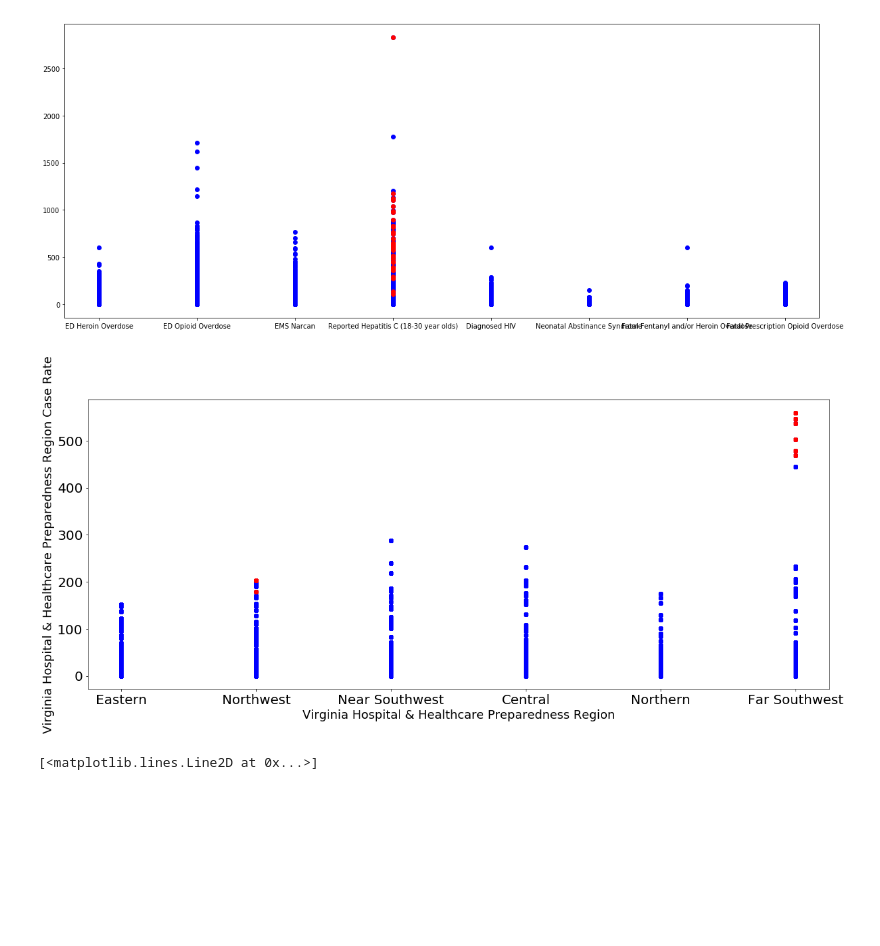
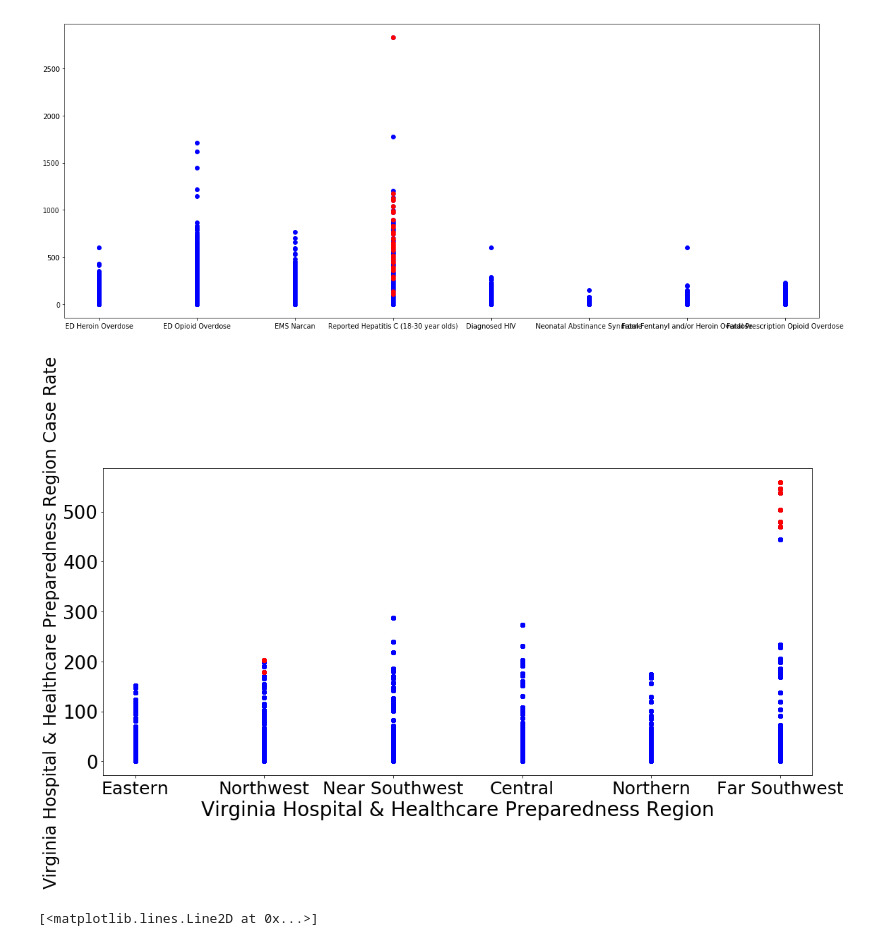
Before and after one commit to quq99/Opioid_Addiction_Crisis_in_Virginia, a Jupyter notebook: isolation_forest.ipynb, the cells around one changed output. Cells and saved outputs as stored; diff of their text form; code cells hidden in the pictures; blank space fills up the shorter version.

```diff
--- a/isolation_forest.ipynb
+++ b/isolation_forest.ipynb
@@ -371,6 +371,8 @@ Index(['Year', 'FIPS Code', 'Locality', 'Source', 'Type', 'Age Group',
       dtype='object')
 # %% [markdown]
 ### categories feature with onehot,
+# %%
+df_ag = pd.read_csv('Opioid_Age_Groups_handle_star.csv')
 # %%
 from future_encoders import ColumnTransformer, make_column_transformer
 from sklearn.preprocessing import StandardScaler, OneHotEncoder
@@ -581,21 +583,21 @@ plt.plot(x_pre, y_pre, 'ro')
 [<matplotlib.lines.Line2D at 0x...>]
 [figure]
 # %%
-plt.figure(figsize=(20,8))
-plt.rcParams['xtick.labelsize']=20
-plt.rcParams['ytick.labelsize']=20
+plt.figure(figsize=(18,8))
+plt.rcParams['xtick.labelsize']=25
+plt.rcParams['ytick.labelsize']=26
 x = df_ag['Virginia Hospital & Healthcare Preparedness Region']
 y = df_ag['Virginia Hospital & Healthcare Preparedness Region Case Rate']
 plt.plot(x,y,'bo')
 x_pre = df_ag.iloc[y_index]['Virginia Hospital & Healthcare Preparedness Region']
 y_pre = df_ag.iloc[y_index]['Virginia Hospital & Healthcare Preparedness Region Case Rate']
 plt.plot(x_pre, y_pre, 'ro',)
 
-plt.xlabel('Virginia Hospital & Healthcare Preparedness Region',fontsize=18)
-plt.ylabel('Virginia Hospital & Healthcare Preparedness Region Case Rate',fontsize=18)
+plt.xlabel('Virginia Hospital & Healthcare Preparedness Region',fontsize=28)
+plt.ylabel('Virginia Hospital & Healthcare Preparedness Region Case Rate',fontsize=24)
 plt.savefig('anomaly_VHHPR.png')
 # %% [output]
-[figure, old version]
+[figure, new version]
 # %%
 plt.figure(figsize=(20,8))
 x = df_ag['Virginia State Police Division']
```
Also changed, not shown: parts of 3 cells of this notebook, 1 other file.
